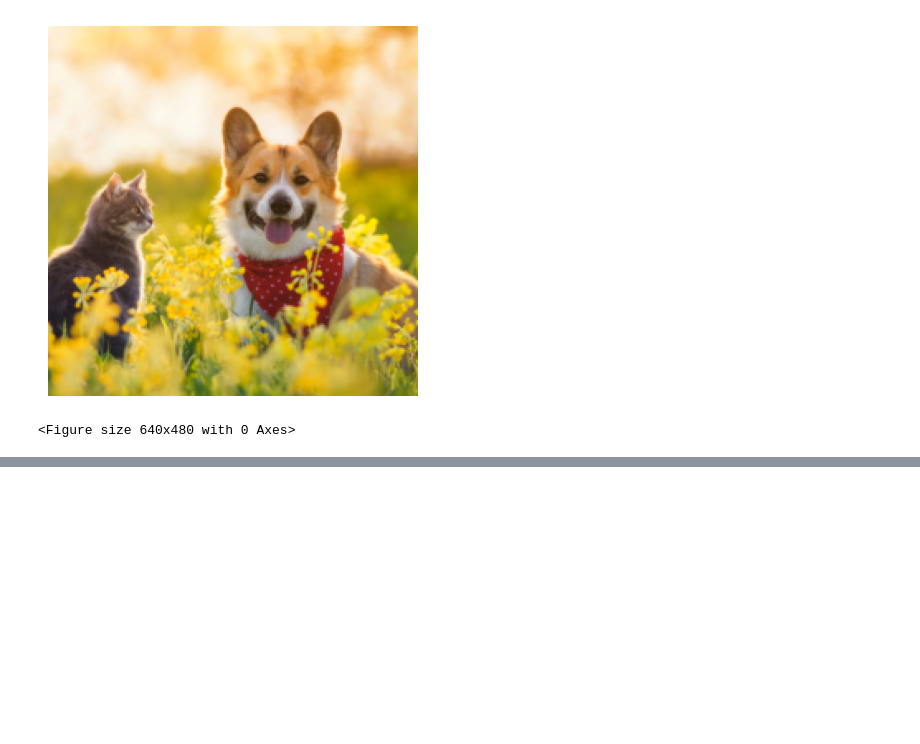
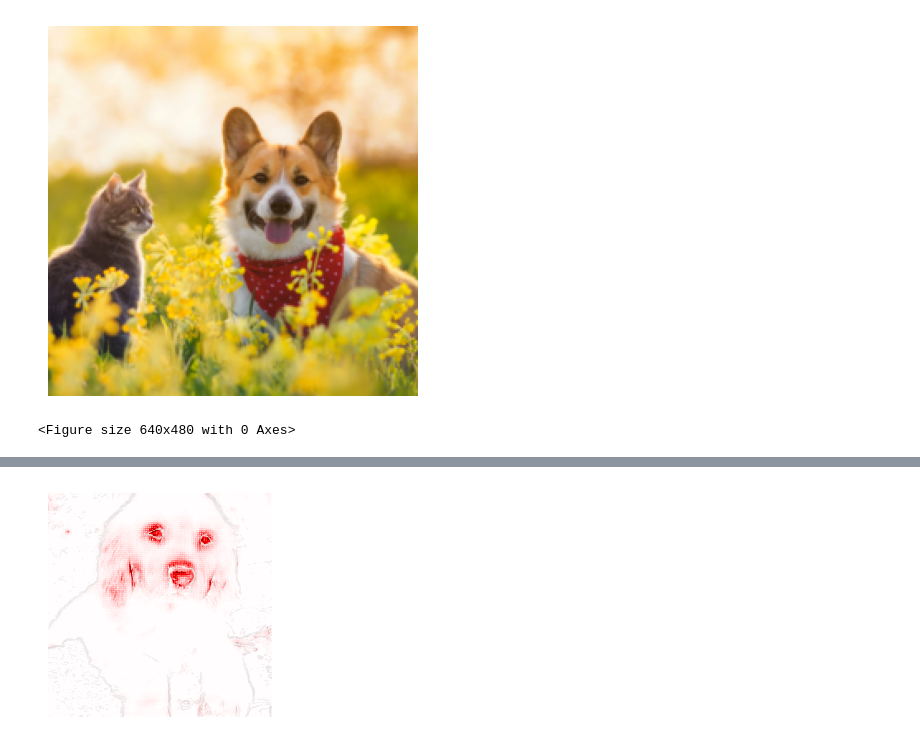
Before and after one commit to erfanhatefi/LeXplaiNet, a Jupyter notebook: tutorials/tutorial_1_explain_resnet_efficientnet_implicit_lrp.ipynb, the cells around one changed output, grey strips where cells are left out. Drawn from its saved outputs; the diff is of its cells as text; code cells hidden in the pictures; blank space fills up the shorter version.

Commit message:
Update the tutorial and add EfficientNet to the canonized models

```diff
--- a/tutorials/tutorial_1_explain_resnet_implicit_lrp.ipynb
+++ b/tutorials/tutorial_1_explain_resnet_efficientnet_implicit_lrp.ipynb
@@ -16,6 +16,10 @@ def model_loader(model_name, device):
         model = torchvision.models.vgg16(pretrained=True)
     elif model_name == "vgg16_bn":
         model = torchvision.models.vgg16_bn(pretrained=True)
+    elif model_name == "efficientnet_b0":
+        model = torchvision.models.efficientnet_b0(pretrained=True)
+    elif model_name == "efficientnet_b1":
+        model = torchvision.models.efficientnet_b1(pretrained=True)
     else:
         raise ValueError("Unsupported model name")
 
@@ -143,0 +110,3 @@ heatmap, clim = plot_heatmap(lrp_normalized_relevance, show=False)
+# %%
+# here we also do it for EfficientNet, which has the SqueezeExcitation module, and we use a custom rule for it
+model = model_loader("efficientnet_b1", device)
@@ -143,0 +152,10 @@ heatmap, clim = plot_heatmap(lrp_normalized_relevance, show=False)
+# %%
+image_tensor = load_image('./dog_1.png', transform=inference_transform, device=device)
+relevance, output = compute_relevance(model,
+              image_tensor,
+              targeted=True,
+              init_relevance=1,
+              normalize=True)
+plot_heatmap(relevance, image=image_tensor, save=False, edge_overlay=True)
+# %% [output]
+[figure, added]
```
Also changed, not shown: parts of 9 cells of this notebook.
